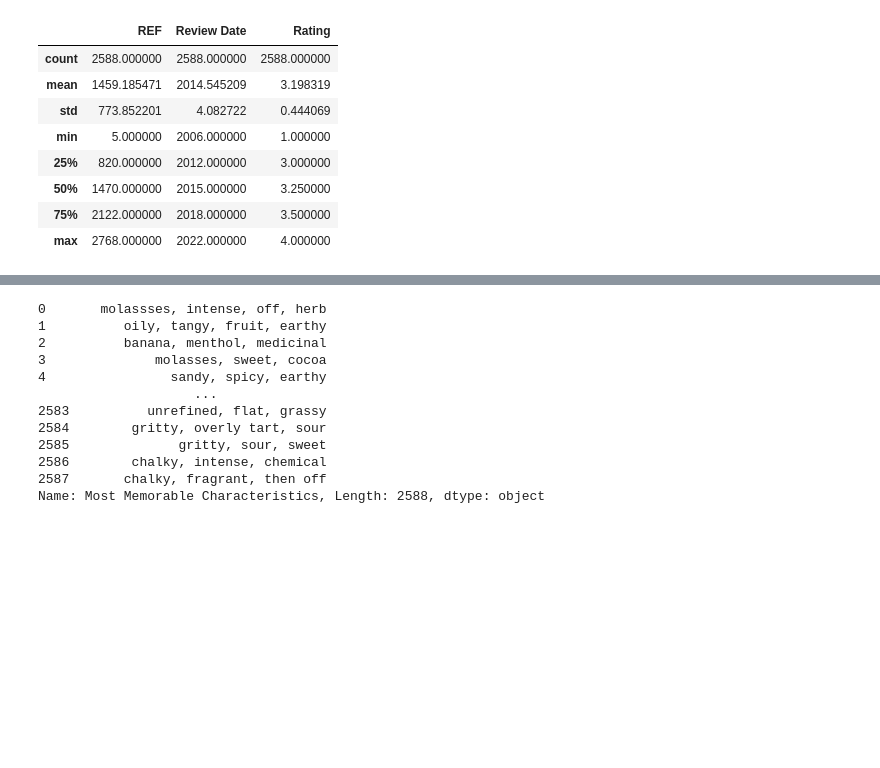
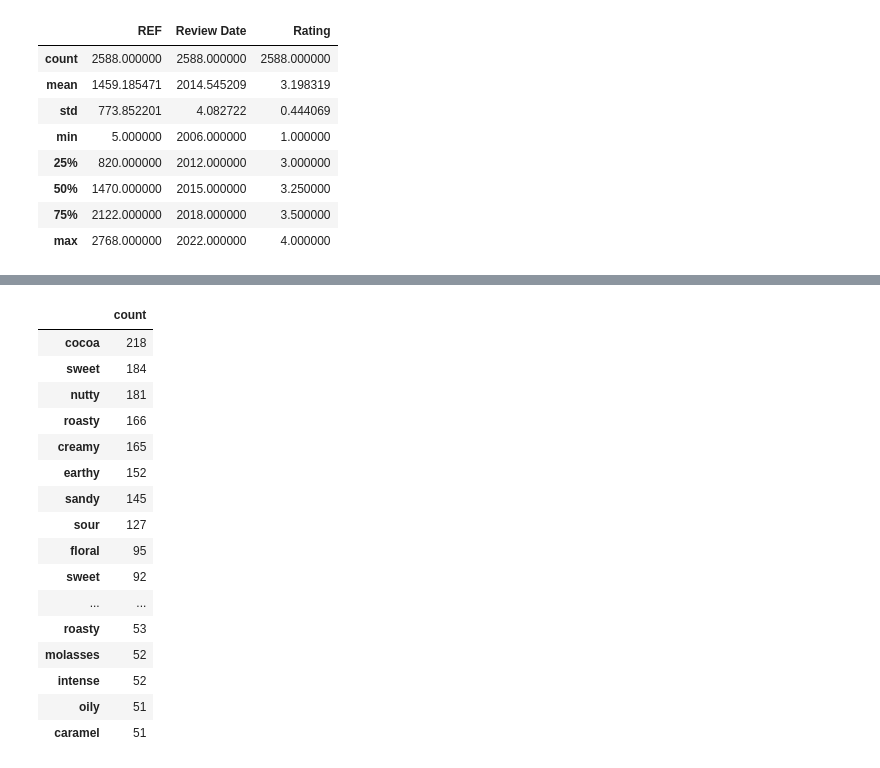
Before and after one commit to robindhillon1/chocolate_rating, a Jupyter notebook: src/chocolate_rating_eda.ipynb, the cells around one changed output, grey strips where cells are left out. Drawn from its saved outputs; the diff is of its cells as text; code cells hidden in the pictures; blank space fills up the shorter version.

Commit message:
[EDA] Explode Most Memorable Characteristics

```diff
--- a/src/chocolate_rating_eda.ipynb
+++ b/src/chocolate_rating_eda.ipynb
@@ -43,19 +43,27 @@ choco_raw_profile.to_notebook_iframe()
 # %% [output]
 [interactive output not drawn]
 # %%
-# boom_characteristics = choco_raw.explode(choco_raw['Most Memorable Characteristics'].str.split(','))
-boom_characteristics = choco_raw['Most Memorable Characteristics']
-boom_characteristics
+# Analyse number of most memorable characteristics present
+boom_characteristics = choco_raw['Most Memorable Characteristics'].str.split(',').explode()
+boom_characteristics_df = pd.DataFrame(boom_characteristics.value_counts())
+boom_characteristics_df = boom_characteristics_df.rename(columns={'Most Memorable Characteristics': 'count'})
+
+boom_characteristics_df.query('count > 50')
 # %% [output]
-0       molassses, intense, off, herb
-1          oily, tangy, fruit, earthy
-2          banana, menthol, medicinal
-3              molasses, sweet, cocoa
-4                sandy, spicy, earthy
-                    ...
-2583          unrefined, flat, grassy
-2584        gritty, overly tart, sour
-2585              gritty, sour, sweet
-2586        chalky, intense, chemical
-2587       chalky, fragrant, then off
-Name: Most Memorable Characteristics, Length: 2588, dtype: object
+|  | count |
+| cocoa | 218 |
+| sweet | 184 |
+| nutty | 181 |
+| roasty | 166 |
+| creamy | 165 |
+| earthy | 152 |
+| sandy | 145 |
+| sour | 127 |
+| floral | 95 |
+| sweet | 92 |
+| ... | ... |
+| roasty | 53 |
+| molasses | 52 |
+| intense | 52 |
+| oily | 51 |
+| caramel | 51 |
```
